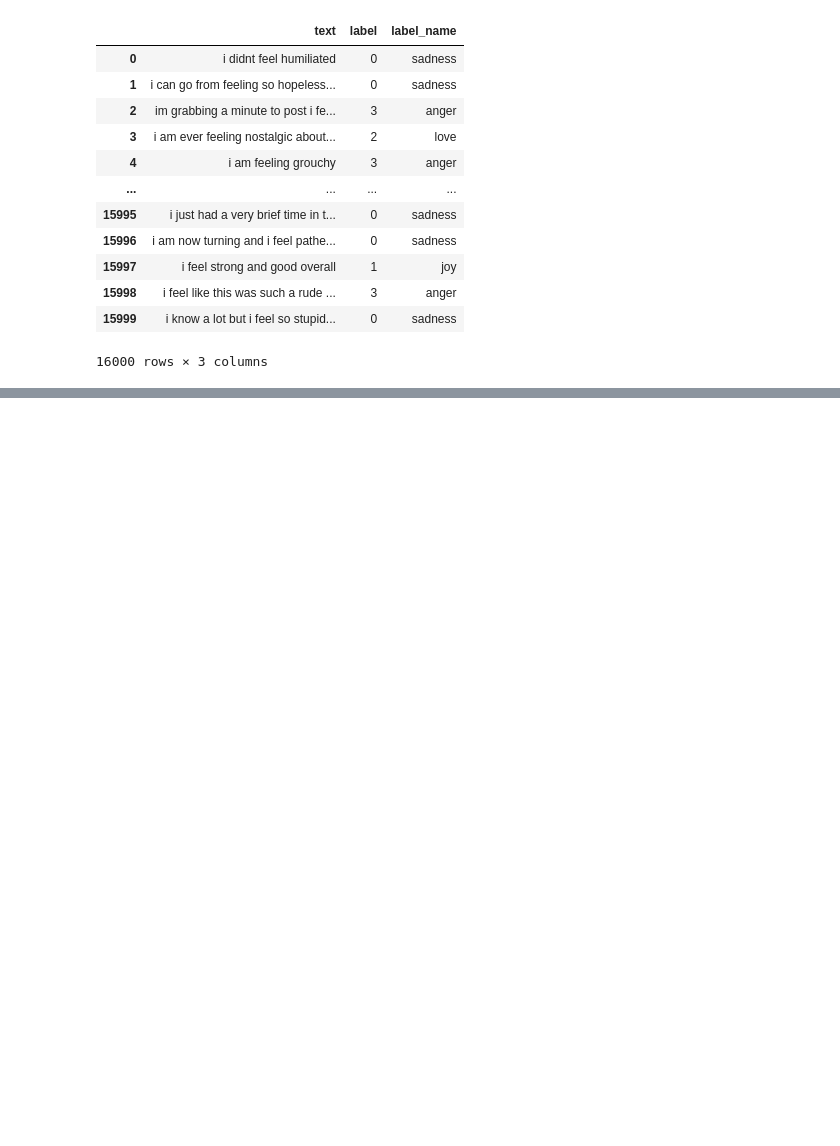
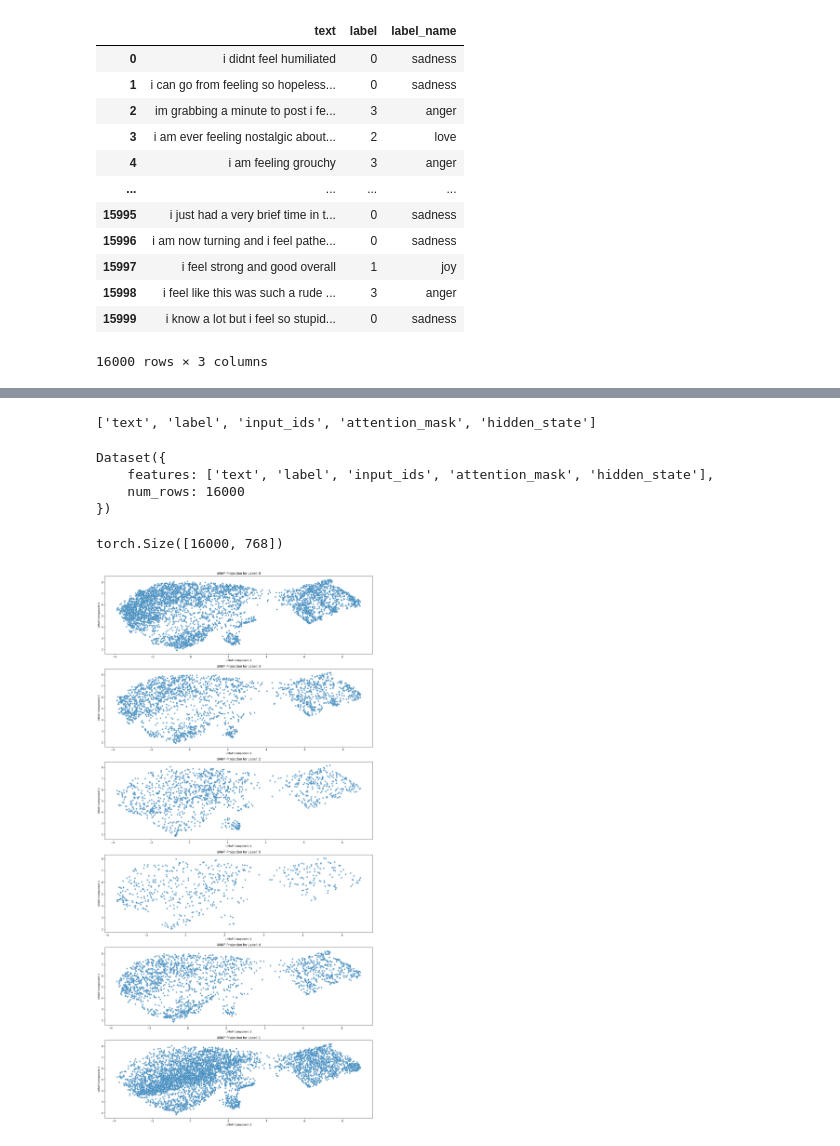
Before and after one commit to meijirou-create/transformer, a Jupyter notebook: text_classificate.ipynb, the cells around one changed output, grey strips where cells are left out. Cells and saved outputs as stored; diff of their text form; code cells hidden in the pictures; blank space fills up the shorter version.

```diff
--- a/text_classificate.ipynb
+++ b/text_classificate.ipynb
@@ -121,0 +327,5 @@ df
+# %%
+inputs={k:v.to(device) for k,v in inputs.items()}
+with torch.no_grad():
+    outputs=model(**inputs)
+print(outputs)
@@ -121,0 +364,29 @@ df
+# %%
+def extract_hidden_states(batch):
+    inputs={k:v.to(device) for k,v in batch.items() if k in tokenizer.model_input_names}
+    with torch.no_grad():
+        last_hidden_state = model(**inputs).last_hidden_state
+    return {"hidden_state": last_hidden_state[:,0].cpu().numpy()}
+# %%
+emotion_encode.set_format("torch", columns=["input_ids", "attention_mask", "label"])
+# %%
+emotion_hidden = emotion_encode.map(extract_hidden_states, batched=True)
+# %%
+emotion_hidden["train"].column_names
+# %% [output]
+['text', 'label', 'input_ids', 'attention_mask', 'hidden_state']
+# %%
+emotion_hidden["train"]
+# %% [output]
+Dataset({
+    features: ['text', 'label', 'input_ids', 'attention_mask', 'hidden_state'],
+    num_rows: 16000
+})
+# %%
+# 最初の行の 'hidden_state' を取得
+first_hidden_state = emotion_hidden["train"]['hidden_state'].size()
+
+# 'hidden_state' のタイプを表示
+print(first_hidden_state)
+# %% [output]
+torch.Size([16000, 768])
@@ -121,0 +399,38 @@ df
+# %%
+import numpy as np
+import pandas as pd
+import umap
+import matplotlib.pyplot as plt
+import seaborn as sns
+
+# データの準備
+x_train = np.array(emotion_hidden["train"]["hidden_state"])
+y_train = np.array(emotion_hidden["train"]["label"])
+
+# UMAPによる次元削減
+umap_model = umap.UMAP(n_components=2, metric='cosine')
+x_train_umap = umap_model.fit_transform(x_train)
+
+# データフレームの作成
+df_train = pd.DataFrame(x_train_umap, columns=["UMAP1", "UMAP2"])
+df_train["label"] = y_train  # ラベルをデータフレームに追加
+
+# ラベルごとにプロットを分ける
+unique_labels = df_train["label"].unique()
+n_labels = len(unique_labels)
+
+# プロット
+plt.figure(figsize=(15, 5 * n_labels))
+
+for i, label in enumerate(unique_labels):
+    plt.subplot(n_labels, 1, i + 1)
+    subset = df_train[df_train["label"] == label]
+    sns.scatterplot(x="UMAP1", y="UMAP2", data=subset, alpha=0.7)
+    plt.title(f'UMAP Projection for Label: {label}')
+    plt.xlabel('UMAP Component 1')
+    plt.ylabel('UMAP Component 2')
+
+plt.tight_layout()
+plt.show()
+# %% [output]
+[figure, added]
```
Also changed, not shown: parts of 36 cells of this notebook.
